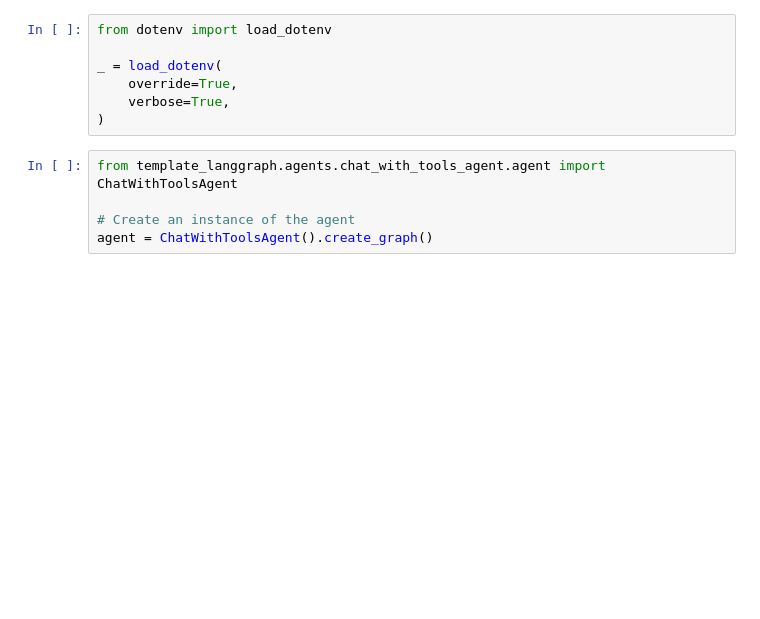
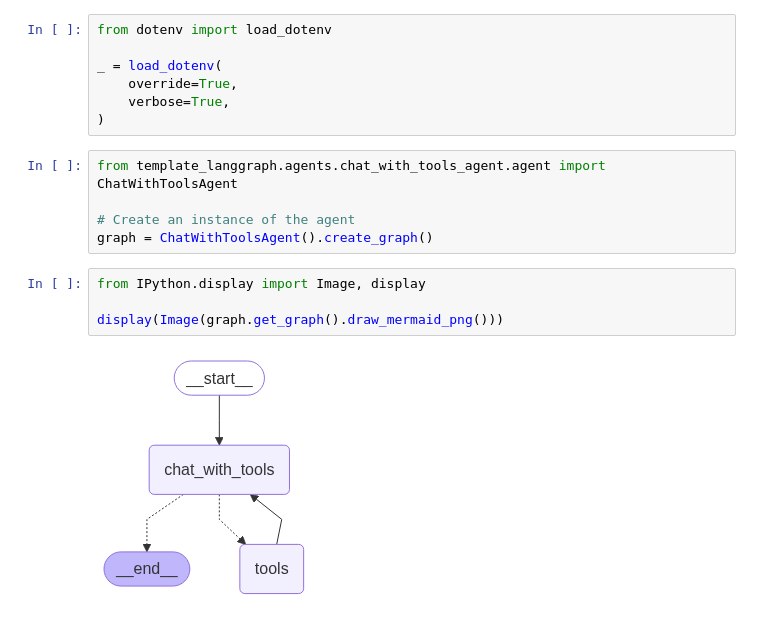
Before and after one commit to ks6088ts-labs/template-langgraph, a Jupyter notebook: notebooks/chat_with_tools_agent.ipynb, the cells around one changed output. Drawn from its saved outputs; the diff is of its cells as text; blank space fills up the shorter version.

Commit message:
add graph image for agents

```diff
--- a/notebooks/chat_with_tools_agent.ipynb
+++ b/notebooks/chat_with_tools_agent.ipynb
@@ -9,7 +9,13 @@ _ = load_dotenv(
 from template_langgraph.agents.chat_with_tools_agent.agent import ChatWithToolsAgent
 
 # Create an instance of the agent
-agent = ChatWithToolsAgent().create_graph()
+graph = ChatWithToolsAgent().create_graph()
+# %%
+from IPython.display import Image, display
+
+display(Image(graph.get_graph().draw_mermaid_png()))
+# %% [output]
+[figure, added]
 # %%
 question = "「鬼灯」を実行すると、KABUTOが急に停止します。原因と対策を教えてください。"
 
```
Also changed, not shown: parts of 2 cells of this notebook, 6 other files.
